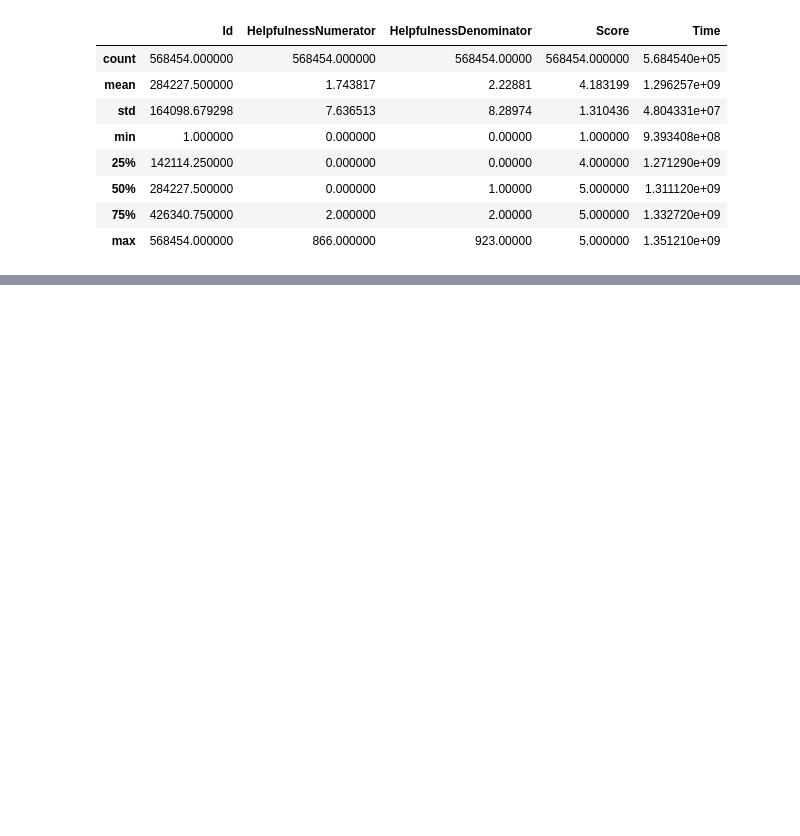
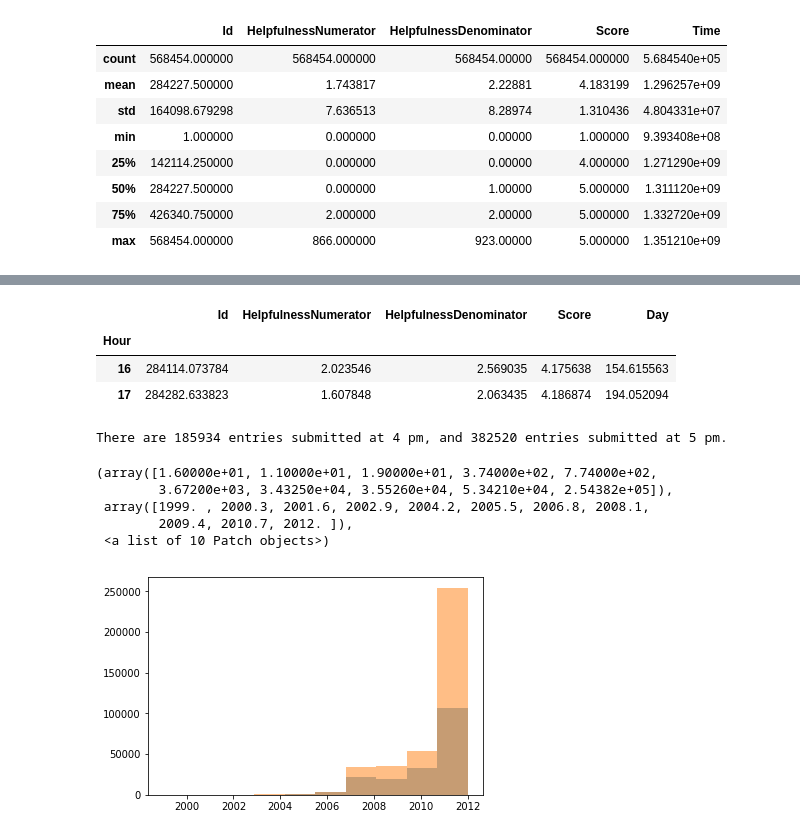
Before and after one commit to MintMin/AmazonReviewsAnalysis, a Jupyter notebook: Nic/Week 1 Nic's Exploratory Analysis.ipynb, the cells around one changed output, grey strips where cells are left out. Saved outputs shown, nothing was run; the diff lists cells and outputs as text; code cells hidden in the pictures; blank space fills up the shorter version.

```diff
--- a/Nic/Week 1 Nic's Exploratory Analysis.ipynb
+++ b/Nic/Week 1 Nic's Exploratory Analysis.ipynb
@@ -29,0 +150,21 @@ reviews.describe()
+# %%
+reviews.groupby('Hour').mean()
+# %% [output]
+|  | Id | HelpfulnessNumerator | HelpfulnessDenominator | Score | Day |
+| Hour |  |  |  |  |  |
+| 16 | 284114.073784 | 2.023546 | 2.569035 | 4.175638 | 154.615563 |
+| 17 | 284282.633823 | 1.607848 | 2.063435 | 4.186874 | 194.052094 |
+# %%
+hour16 = reviews[reviews.Hour == 16]
+hour17 = reviews[reviews.Hour == 17]
+print("There are",hour16.shape[0],"entries submitted at 4 pm, and", hour17.shape[0], "entries submitted at 5 pm.")
+plt.hist(hour16.Year,alpha = 0.5)
+plt.hist(hour17.Year, alpha = 0.5)
+# %% [output]
+There are 185934 entries submitted at 4 pm, and 382520 entries submitted at 5 pm.
+(array([1.60000e+01, 1.10000e+01, 1.90000e+01, 3.74000e+02, 7.74000e+02,
+        3.67200e+03, 3.43250e+04, 3.55260e+04, 5.34210e+04, 2.54382e+05]),
+ array([1999. , 2000.3, 2001.6, 2002.9, 2004.2, 2005.5, 2006.8, 2008.1,
+        2009.4, 2010.7, 2012. ]),
+ <a list of 10 Patch objects>)
+[figure, added]
```
Also changed, not shown: parts of 27 cells of this notebook.
